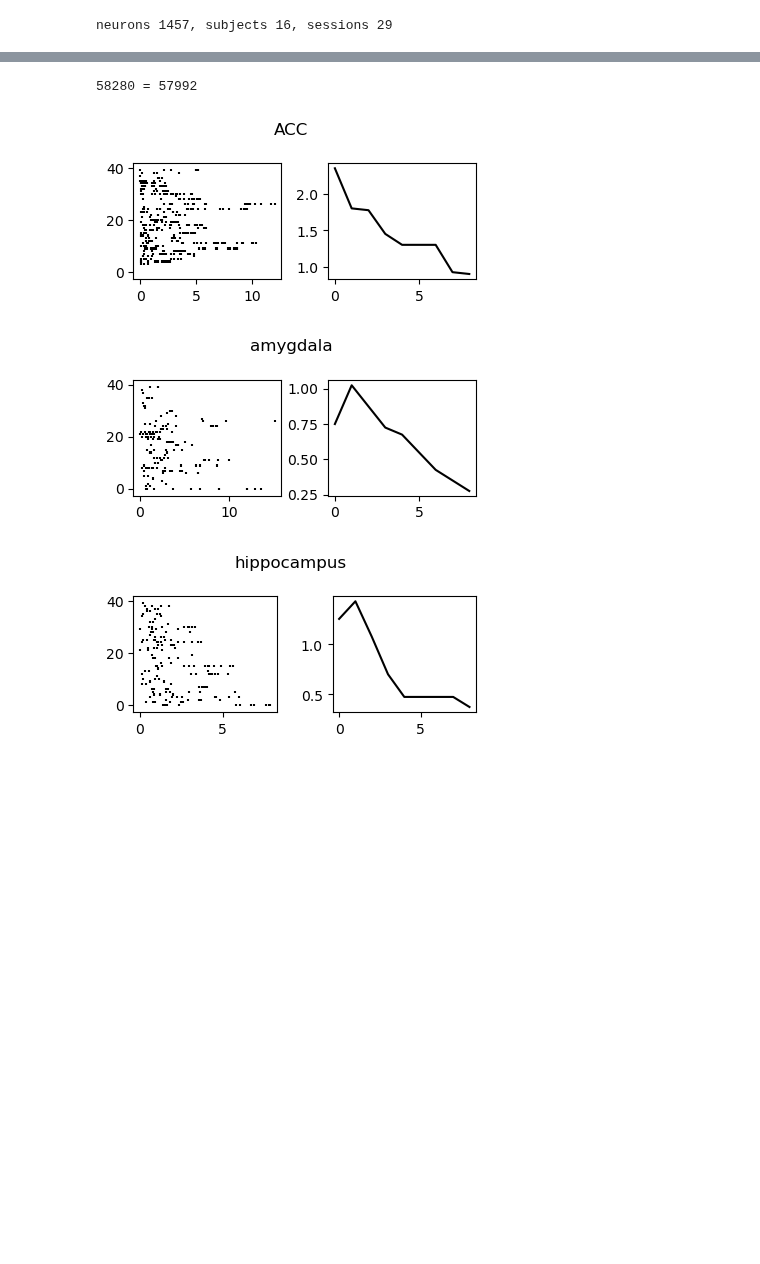
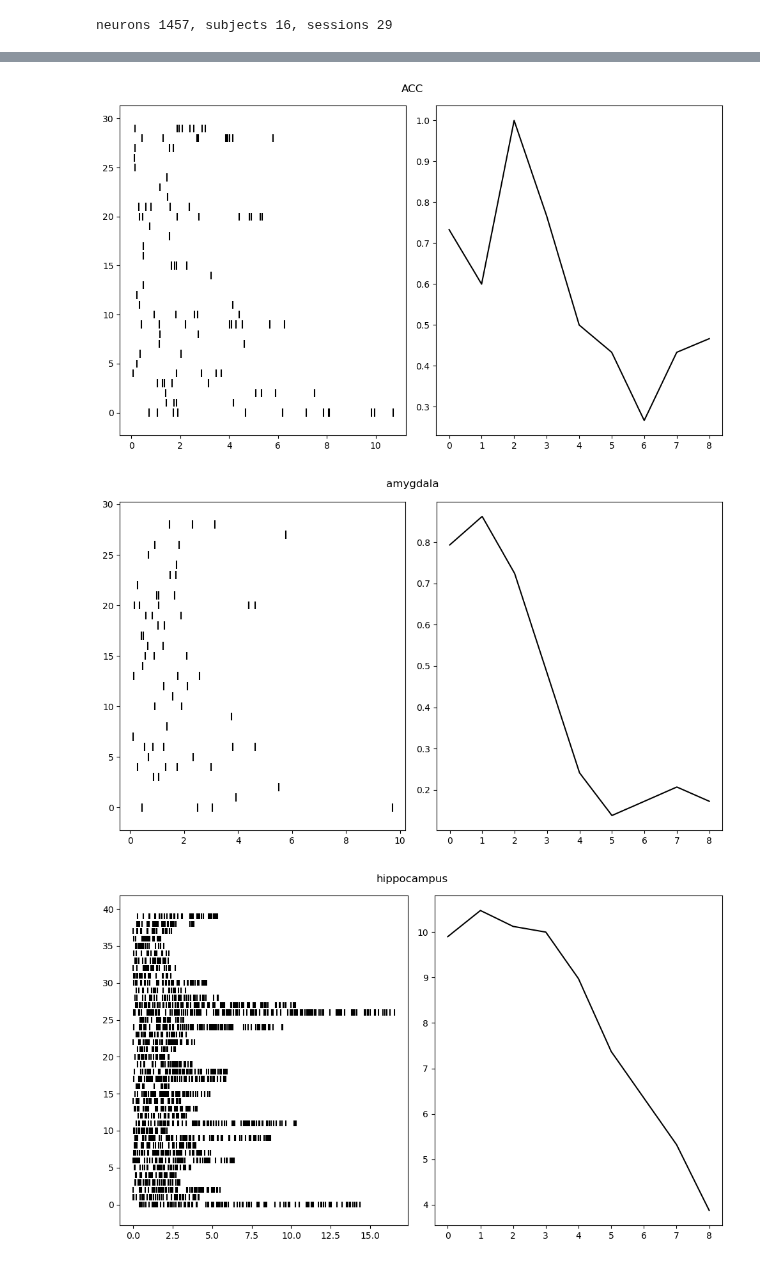
Before and after one commit to NuttidaLab/movie_analysis, a Jupyter notebook: recognition_plots.ipynb, the cells around one changed output, grey strips where cells are left out. Cells and saved outputs as stored; diff of their text form; code cells hidden in the pictures; blank space fills up the shorter version.

```diff
--- a/recognition_plots.ipynb
+++ b/recognition_plots.ipynb
@@ -8,6 +19,8 @@ from pathlib import Path
 from convnwb.io import load_nwbfile
 
 df = pd.read_pickle('all_neur_tri_df.pkl')
-df.head()
+df_recognition = df[df['stim_phase'] == 'recognition']
+df_recognition = df_recognition[df_recognition['FR'] != 0]
+df_recognition.head()
 # %% [output]
 |  | subj | sess | neuron | region | start_time | stop_time | RT | trial_spikes | ... |
@@ -43,28 +50,24 @@ example cell raster & smooth FRs by region
 # %%
-df_recognition = df[df['stim_phase'] == 'recognition']
-print(f'{num_neurons*40 } = {len(df_recognition)}')
-
 for region, region_df in df_recognition.groupby('region'):
 
     neuron_num = 0
 
-    fig, ax = plt.subplots(1, 2, figsize=(4, 2))
+    fig, ax = plt.subplots(1, 2, figsize=(10, 6))
     fig.suptitle(region)
 
     for neuron, neuron_df in region_df.groupby('neuron'):
 
         neuron_num+=1
-        if neuron_num == 10:
+        if neuron_num == 1:
 
             ax[0].eventplot(neuron_df['trial_aligned_spikes'], linelengths=0.8, color='black')
             ax[1].plot(np.mean(neuron_df['trial_smooth_spikes'], axis=0), color='black')
 
             break
 
     plt.tight_layout()
     plt.show()
 # %% [output]
-58280 = 57992
-[figure, old version]
+[figure, new version]
-[figure, old version]
+[figure, new version]
-[figure, old version]
+[figure, new version]
```
Also changed, not shown: parts of 18 cells of this notebook, 1 other file.
